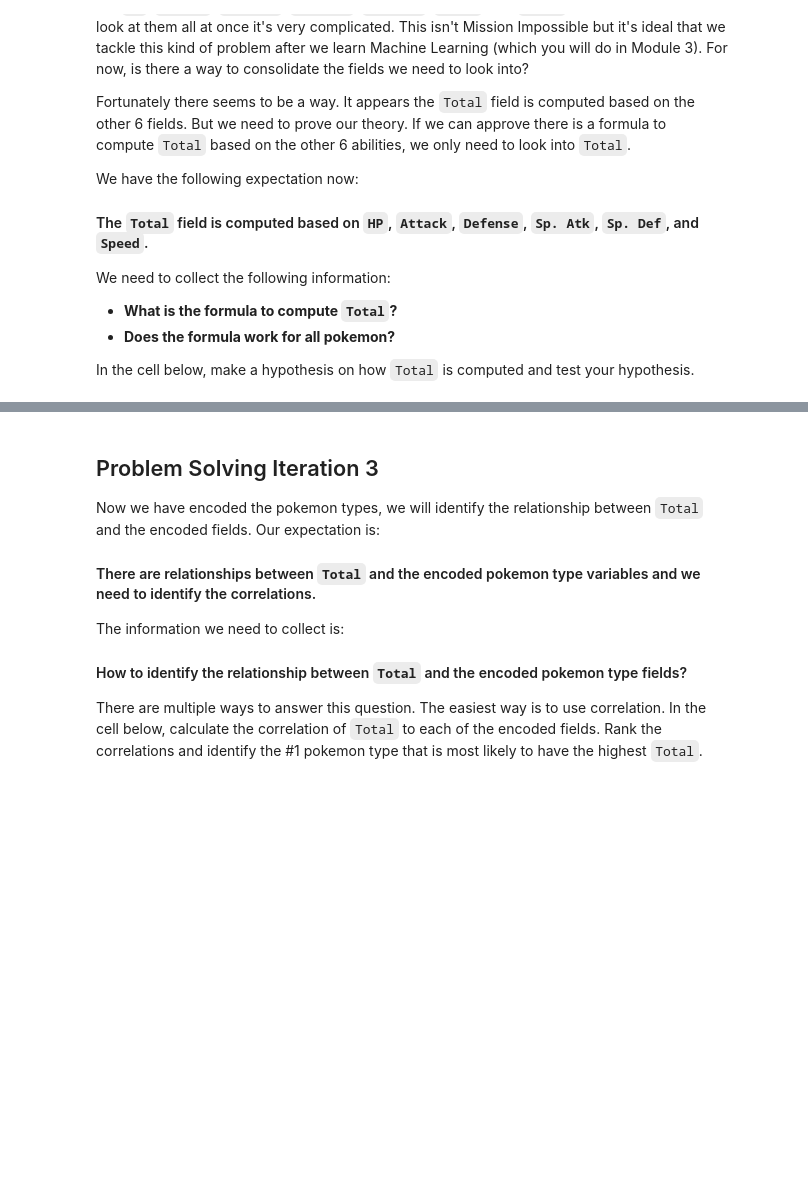
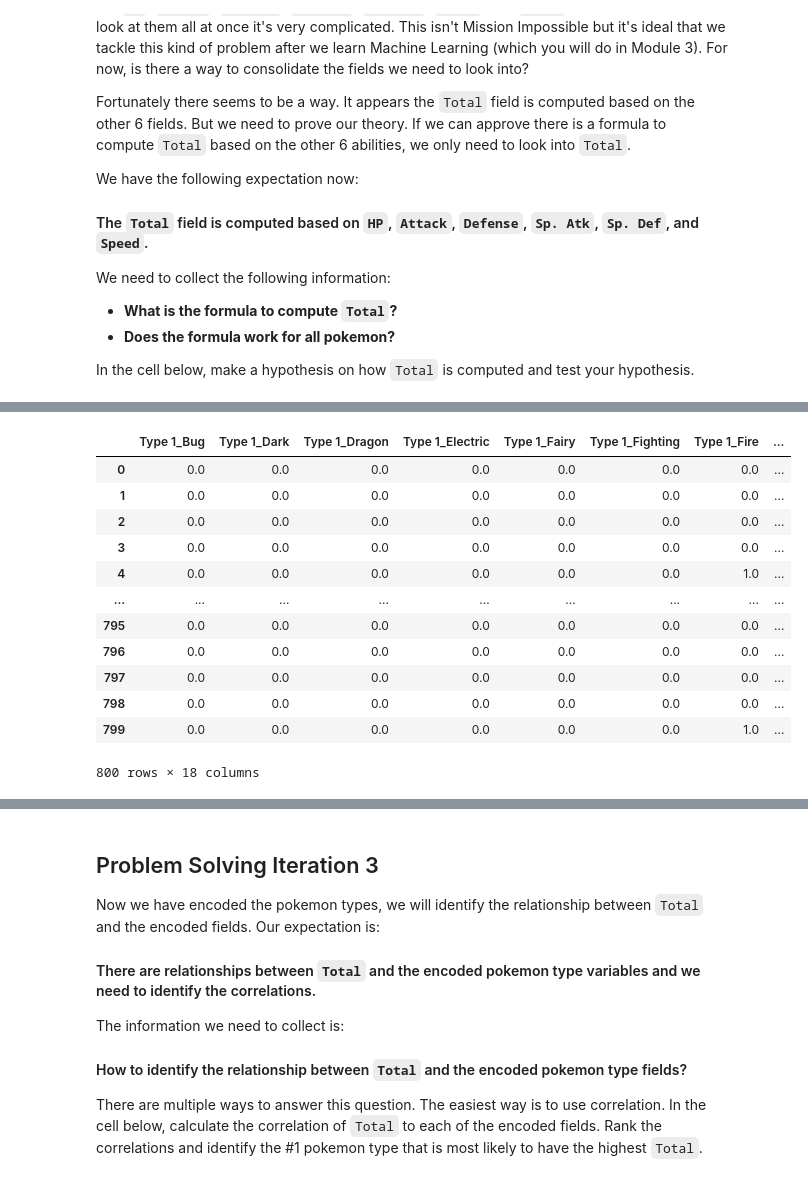
Before and after one commit to fer-nandes13/lab-dataframe-calculations, a Jupyter notebook: your-code/challenge-2.ipynb, the cells around one changed output, grey strips where cells are left out. Saved outputs shown, nothing was run; the diff lists cells and outputs as text; code cells hidden in the pictures; blank space fills up the shorter version.

```diff
--- a/your-code/challenge-2.ipynb
+++ b/your-code/challenge-2.ipynb
@@ -187,0 +193,4 @@ onehot_encoded.head(10)
+# %%
+pokemon['Type 2'].fillna('NA', inplace=True)
+unique_type = list(pokemon['Type 2'].unique())
+unique_type
@@ -187,0 +255,27 @@ onehot_encoded.head(10)
+# %%
+# Assuming 'pokemon' is your DataFrame and 'Type 1' is the column you want to one-hot encode
+type1 = pokemon[['Type 1']]
+
+# Create and fit the OneHotEncoder
+encoder = OneHotEncoder(sparse=False)
+type1_encoded = encoder.fit_transform(type1)
+
+# Create a DataFrame with the encoded features and column names
+type1_encoded_df = pd.DataFrame(type1_encoded, columns=encoder.get_feature_names_out(['Type 1']))
+
+# Display the encoded DataFrame
+type1_encoded_df
+# %% [output]
+|  | Type 1_Bug | Type 1_Dark | Type 1_Dragon | Type 1_Electric | Type 1_Fairy | Type 1_Fighting | Type 1_Fire | ... |
+| 0 | 0.0 | 0.0 | 0.0 | 0.0 | 0.0 | 0.0 | 0.0 | ... |
+| 1 | 0.0 | 0.0 | 0.0 | 0.0 | 0.0 | 0.0 | 0.0 | ... |
+| 2 | 0.0 | 0.0 | 0.0 | 0.0 | 0.0 | 0.0 | 0.0 | ... |
+| 3 | 0.0 | 0.0 | 0.0 | 0.0 | 0.0 | 0.0 | 0.0 | ... |
+| 4 | 0.0 | 0.0 | 0.0 | 0.0 | 0.0 | 0.0 | 1.0 | ... |
+| ... | ... | ... | ... | ... | ... | ... | ... | ... |
+| 795 | 0.0 | 0.0 | 0.0 | 0.0 | 0.0 | 0.0 | 0.0 | ... |
+| 796 | 0.0 | 0.0 | 0.0 | 0.0 | 0.0 | 0.0 | 0.0 | ... |
+| 797 | 0.0 | 0.0 | 0.0 | 0.0 | 0.0 | 0.0 | 0.0 | ... |
+| 798 | 0.0 | 0.0 | 0.0 | 0.0 | 0.0 | 0.0 | 0.0 | ... |
+| 799 | 0.0 | 0.0 | 0.0 | 0.0 | 0.0 | 0.0 | 1.0 | ... |
+800 rows × 18 columns
```
Also changed, not shown: parts of 22 cells of this notebook.
